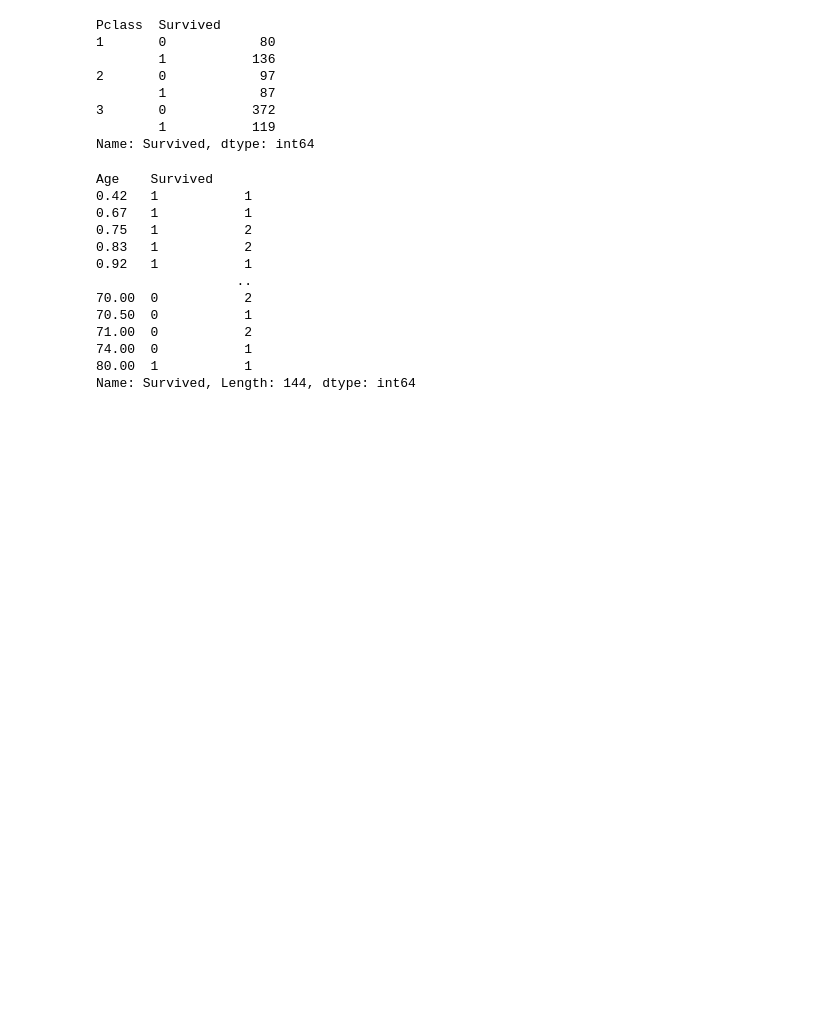
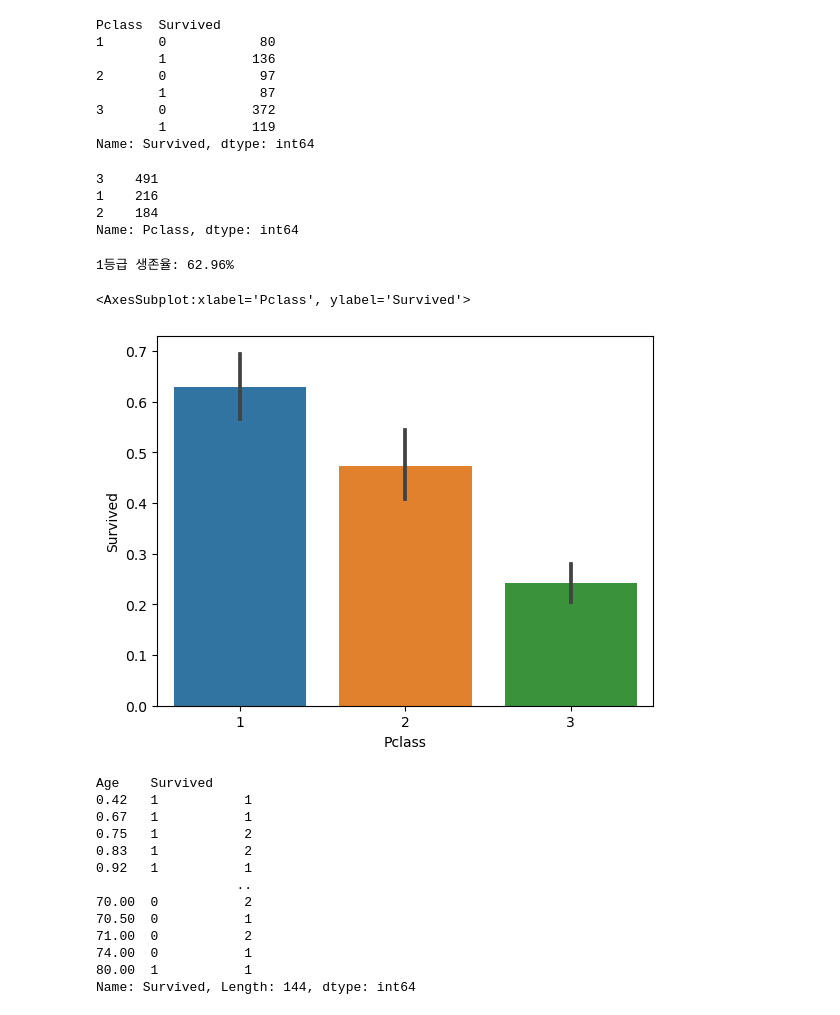
Before and after one commit to ljy9969/Study, a Jupyter notebook: 02 ML Class/22-10-11 Machine Learning_Scikit Learn(Iris & Titanic), Metrics.ipynb, the cells around one changed output. Saved outputs shown, nothing was run; the diff lists cells and outputs as text; code cells hidden in the pictures; blank space fills up the shorter version.

```diff
--- a/02 ML Class/22-10-11 Machine Learning_Scikit Learn(Iris & Titanic), Metrics.ipynb
+++ b/02 ML Class/22-10-11 Machine Learning_Scikit Learn(Iris & Titanic), Metrics.ipynb
@@ -652,6 +659,22 @@ Pclass  Survived
 3       0           372
         1           119
 Name: Survived, dtype: int64
+# %%
+titanic_df['Pclass'].value_counts()
+# %% [output]
+3    491
+1    216
+2    184
+Name: Pclass, dtype: int64
+# %%
+print(f'1등급 생존율: {136*100/216:.2f}%')
+# %% [output]
+1등급 생존율: 62.96%
+# %%
+sns.barplot(x = 'Pclass', y = 'Survived', data = titanic_df)
+# %% [output]
+<AxesSubplot:xlabel='Pclass', ylabel='Survived'>
+[figure, added]
 # %%
 titanic_df.groupby(['Age', 'Survived'])['Survived'].count()
 # %% [output]
```
Also changed, not shown: parts of 10 cells of this notebook.
